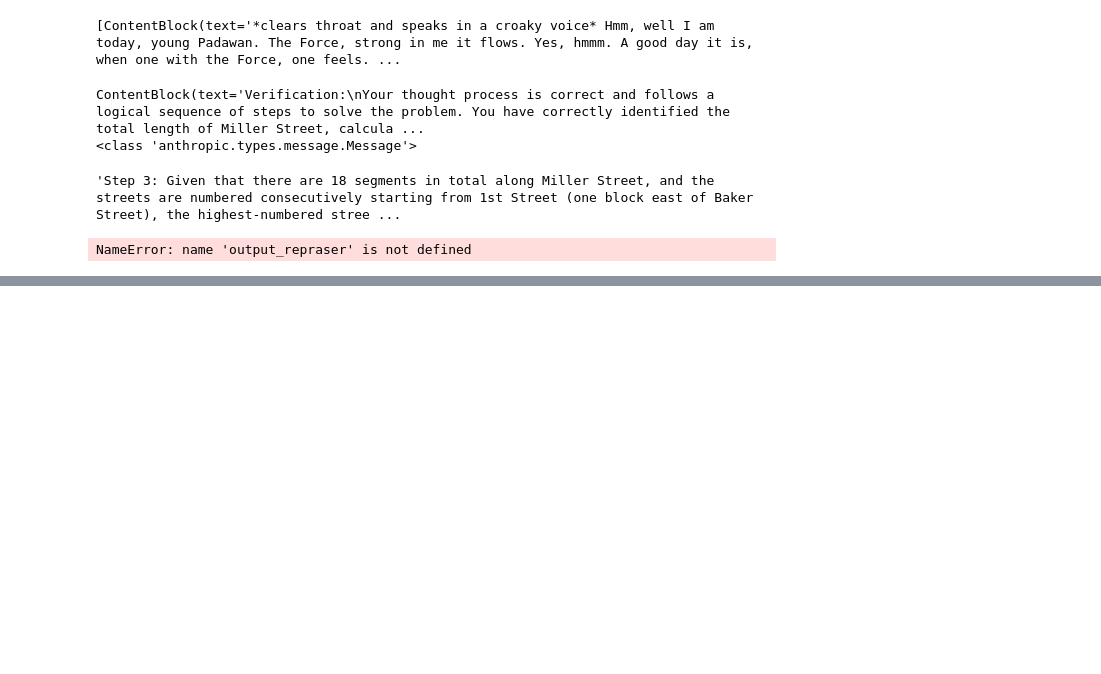
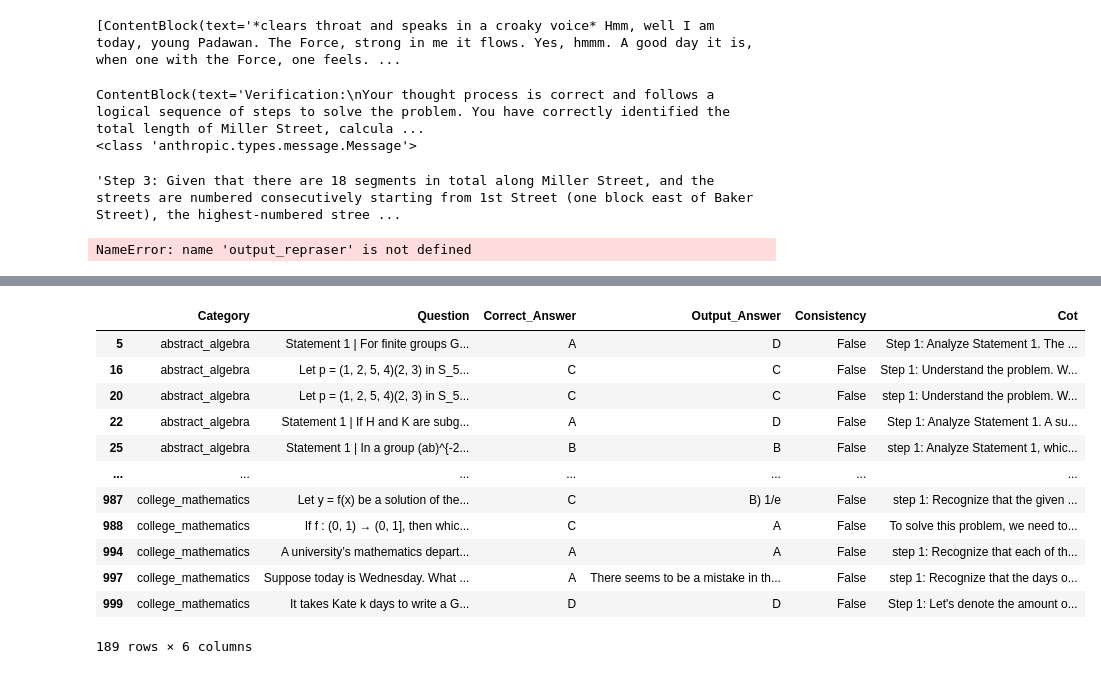
Before and after one commit to wan19990901/CoT_rerailer, a Jupyter notebook: src/archived/bidirectional_CoT_test.ipynb, the cells around one changed output, grey strips where cells are left out. Cells and saved outputs as stored; diff of their text form; code cells hidden in the pictures; blank space fills up the shorter version.

```diff
--- a/src/archived/bidirectional_CoT_test.ipynb
+++ b/src/archived/bidirectional_CoT_test.ipynb
@@ -1065,0 +1085,3 @@ NameError: name 'output_repraser' is not defined
+# %%
+import pandas as pd
+df = pd.read_csv('../../data/3-17_data.csv')
@@ -1065,0 +1104,17 @@ NameError: name 'output_repraser' is not defined
+# %%
+from collections import Counter
+df.loc[df.Consistency==False]
+# %% [output]
+|  | Category | Question | Correct_Answer | Output_Answer | Consistency | Cot |
+| 5 | abstract_algebra | Statement 1 | For finite groups G... | A | D | False | Step 1: Analyze Statement 1. The ... |
+| 16 | abstract_algebra | Let p = (1, 2, 5, 4)(2, 3) in S_5... | C | C | False | Step 1: Understand the problem. W... |
+| 20 | abstract_algebra | Let p = (1, 2, 5, 4)(2, 3) in S_5... | C | C | False | step 1: Understand the problem. W... |
+| 22 | abstract_algebra | Statement 1 | If H and K are subg... | A | D | False | Step 1: Analyze Statement 1. A su... |
+| 25 | abstract_algebra | Statement 1 | In a group (ab)^{-2... | B | B | False | step 1: Analyze Statement 1, whic... |
+| ... | ... | ... | ... | ... | ... | ... |
+| 987 | college_mathematics | Let y = f(x) be a solution of the... | C | B) 1/e | False | step 1: Recognize that the given ... |
+| 988 | college_mathematics | If f : (0, 1) → (0, 1], then whic... | C | A | False | To solve this problem, we need to... |
+| 994 | college_mathematics | A university’s mathematics depart... | A | A | False | step 1: Recognize that each of th... |
+| 997 | college_mathematics | Suppose today is Wednesday. What ... | A | There seems to be a mistake in th... | False | step 1: Recognize that the days o... |
+| 999 | college_mathematics | It takes Kate k days to write a G... | D | D | False | Step 1: Let's denote the amount o... |
+189 rows × 6 columns
```
Also changed, not shown: parts of 4 cells of this notebook, 5 other files.
